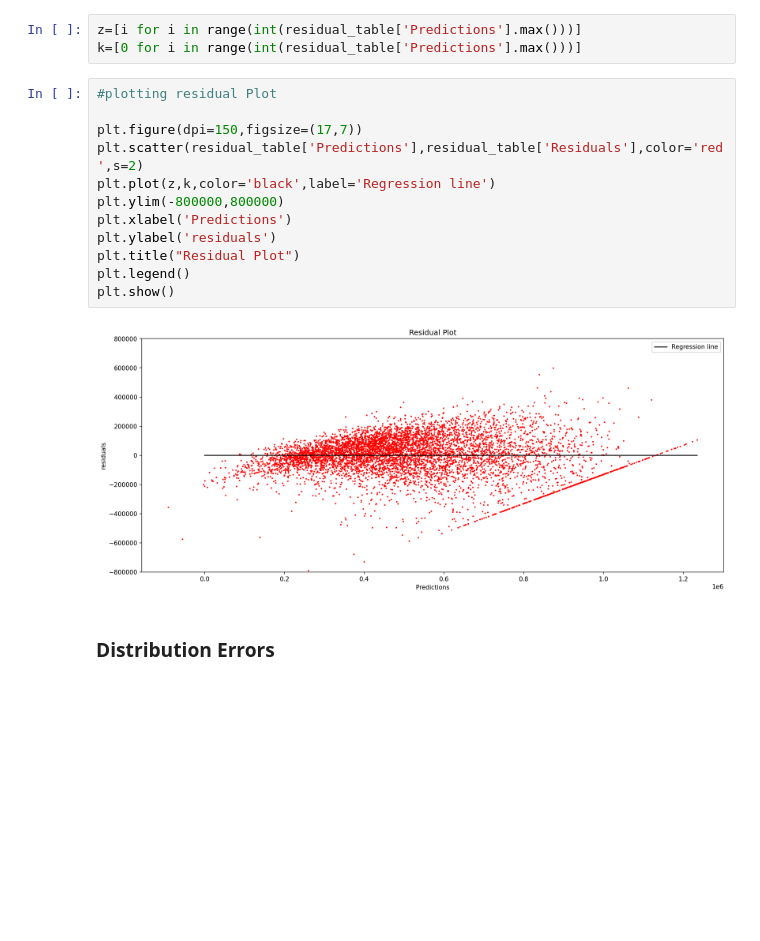
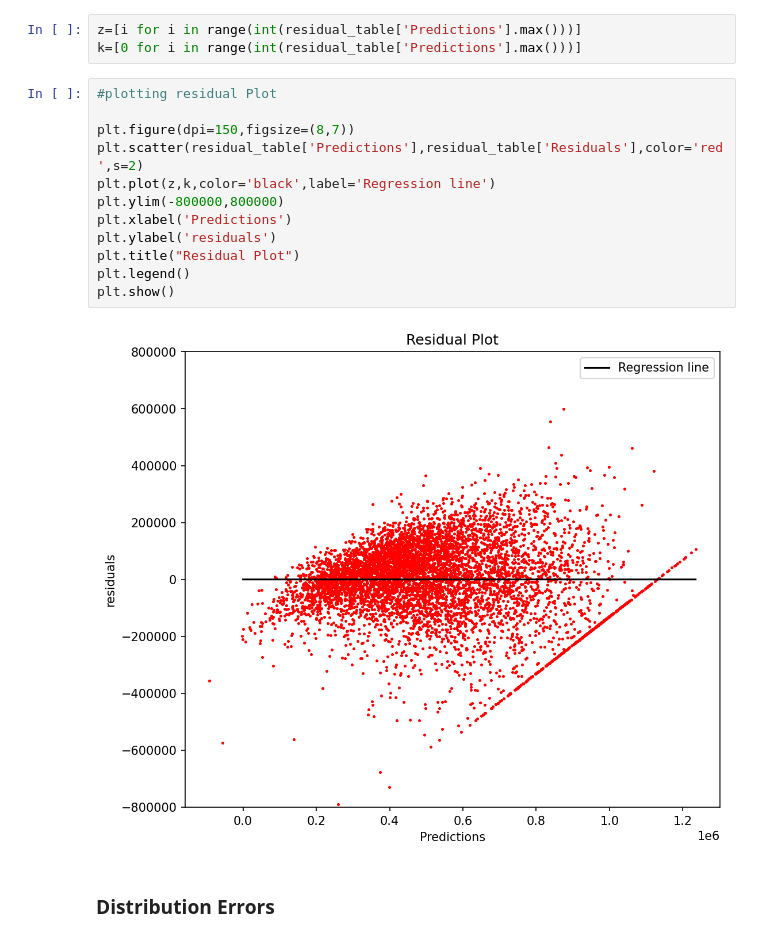
Before and after one commit to VelampalepuRohitAnjaniKumar/Machine-Learning-, a Jupyter notebook: Practise/pra1.ipynb, the cells around one changed output. Drawn from its saved outputs; the diff is of its cells as text; blank space fills up the shorter version.

```diff
--- a/Practise/pra1.ipynb
+++ b/Practise/pra1.ipynb
@@ -199,17 +199,17 @@ k=[0 for i in range(int(residual_table['Predictions'].max()))]
 # %%
 #plotting residual Plot
 
-plt.figure(dpi=150,figsize=(17,7))
+plt.figure(dpi=150,figsize=(8,7))
 plt.scatter(residual_table['Predictions'],residual_table['Residuals'],color='red',s=2)
 plt.plot(z,k,color='black',label='Regression line')
 plt.ylim(-800000,800000)
 plt.xlabel('Predictions')
 plt.ylabel('residuals')
 plt.title("Residual Plot")
 plt.legend()
 plt.show()
 # %% [output]
-[figure, old version]
+[figure, new version]
 # %% [markdown]
 ### Distribution Errors
 # %%
```
